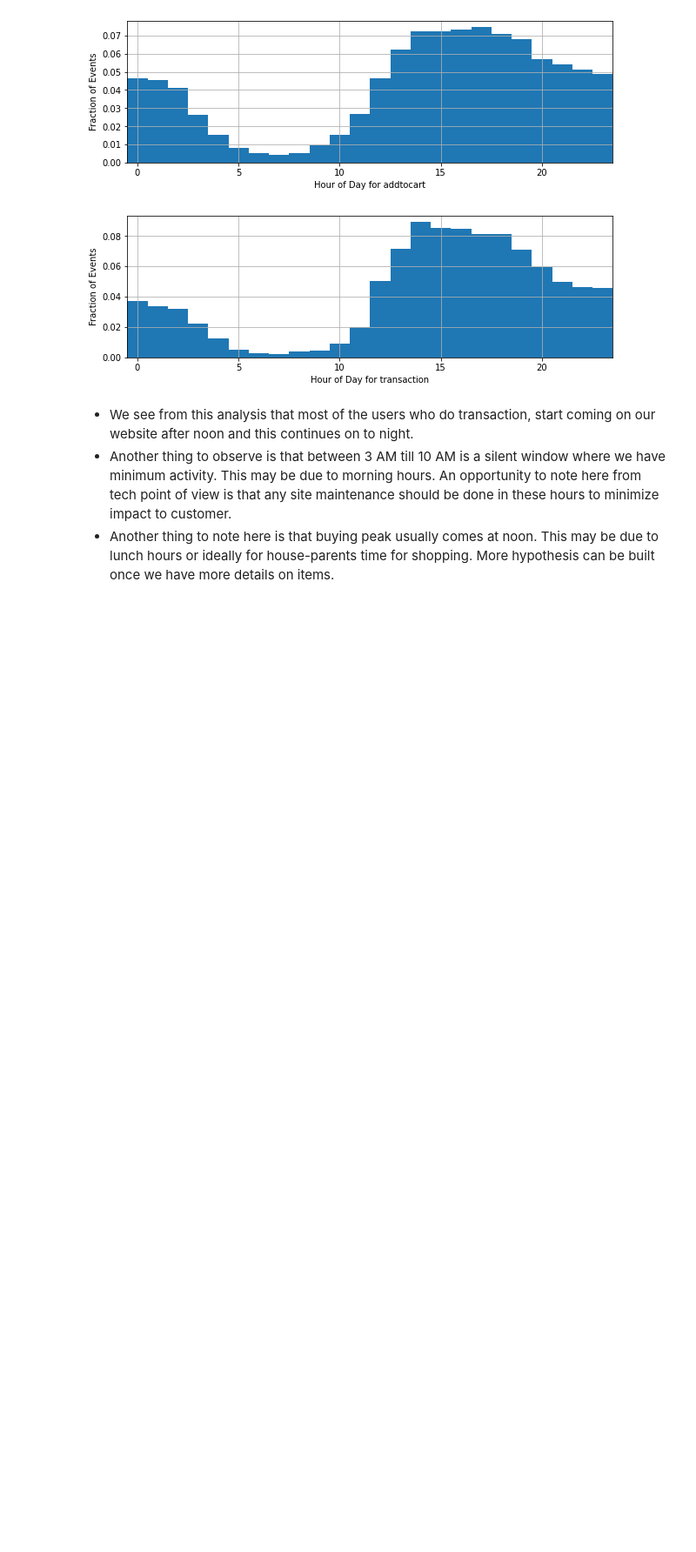
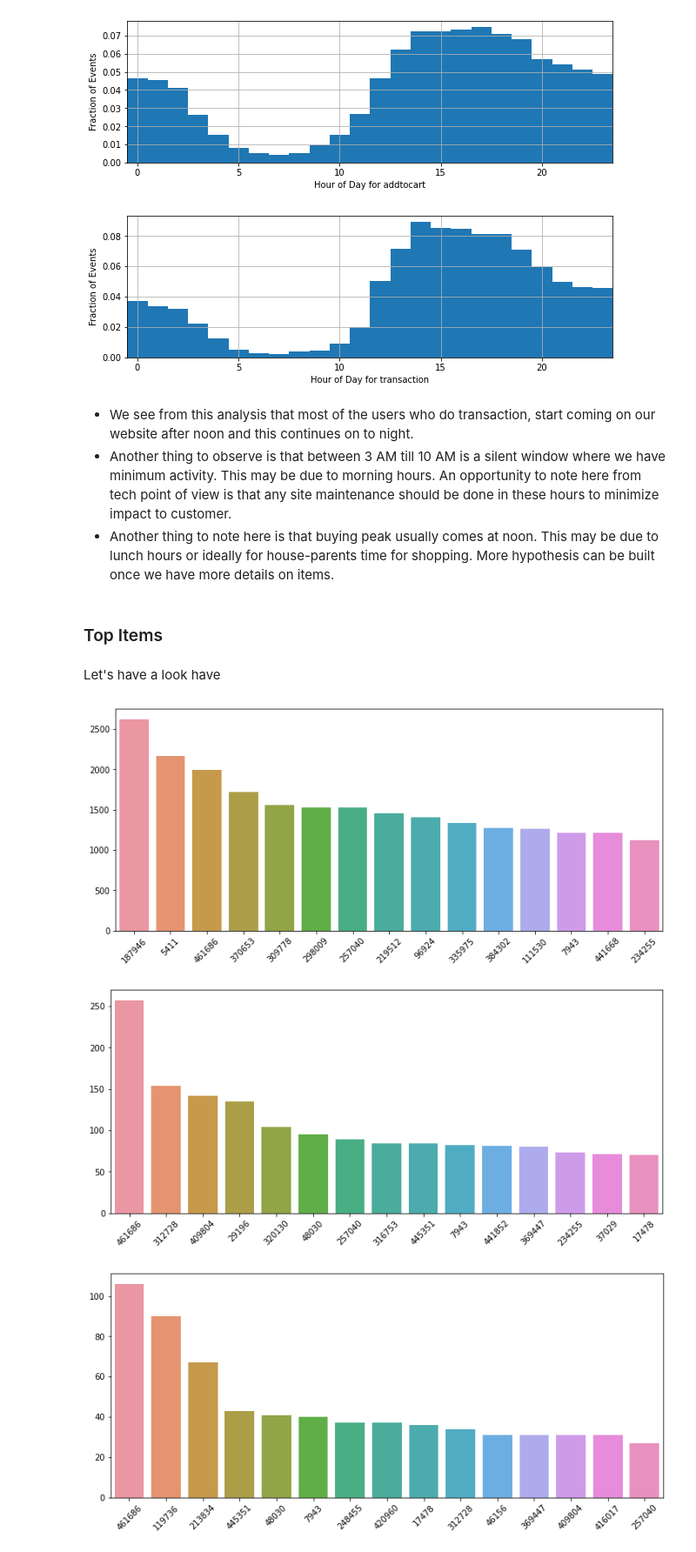
Before and after one commit to awaiskaleem/Recommendation-Engine, a Jupyter notebook: docs/eda.ipynb, the cells around one changed output. Shown: that part at 87% size. Cells and saved outputs as stored; diff of their text form; code cells hidden in the pictures; blank space fills up the shorter version.

```diff
--- a/docs/eda.ipynb
+++ b/docs/eda.ipynb
@@ -163,7 +172,7 @@ timestamp['hour'] = timestamp['timestamp_orig'].apply(hour)
 
 
 for action in list(timestamp.event.unique()):
-    plt.figure(figsize=(10,3))
+
     timestamp[timestamp['event']==action].hour.hist(bins=np.linspace(-0.5, 23.5, 25), alpha=1, density=True)
     plt.xlim(-0.5, 23.5)
     plt.xlabel("Hour of Day for "+action)
@@ -177,3 +186,31 @@ for action in list(timestamp.event.unique()):
 - We see from this analysis that most of the users who do transaction, start coming on our website after noon and this continues on to night.
 - Another thing to observe is that between 3 AM till 10 AM is a silent window where we have minimum activity. This may be due to morning hours. An opportunity to note here from tech point of view is that any site maintenance should be done in these hours to minimize impact to customer.
 - Another thing to note here is that buying peak usually comes at noon. This may be due to lunch hours or ideally for house-parents time for shopping. More hypothesis can be built once we have more details on items.
+# %% [markdown]
+<h3>Top Items
+# %% [markdown]
+Let's have a look have
+# %%
+import operator
+
+grouped=events.groupby('event')['itemid'].apply(list)
+
+for action in list(events.event.unique()):
+    views=grouped[action]
+    count_view={}
+    views=np.array(views[:])
+
+    unique, counts = np.unique(views, return_counts=True)
+    count_view=dict(zip(unique, counts))
+    sorted_count_view =sorted(count_view.items(), key=operator.itemgetter(1),reverse=True)
+    plt.figure(figsize=(12,5))
+    x=[i[0] for i in sorted_count_view[:15]]
+    y=[i[1] for i in sorted_count_view[:15]]
+    sns.barplot(x,y,order=x)
+    plt.xticks(rotation=45)
+    ax.set_title("Top 15 Items based on Action "+action)
+    plt.show()
+# %% [output]
+[figure, added]
+[figure, added]
+[figure, added]
```
Also changed, not shown: parts of 2 cells of this notebook.
